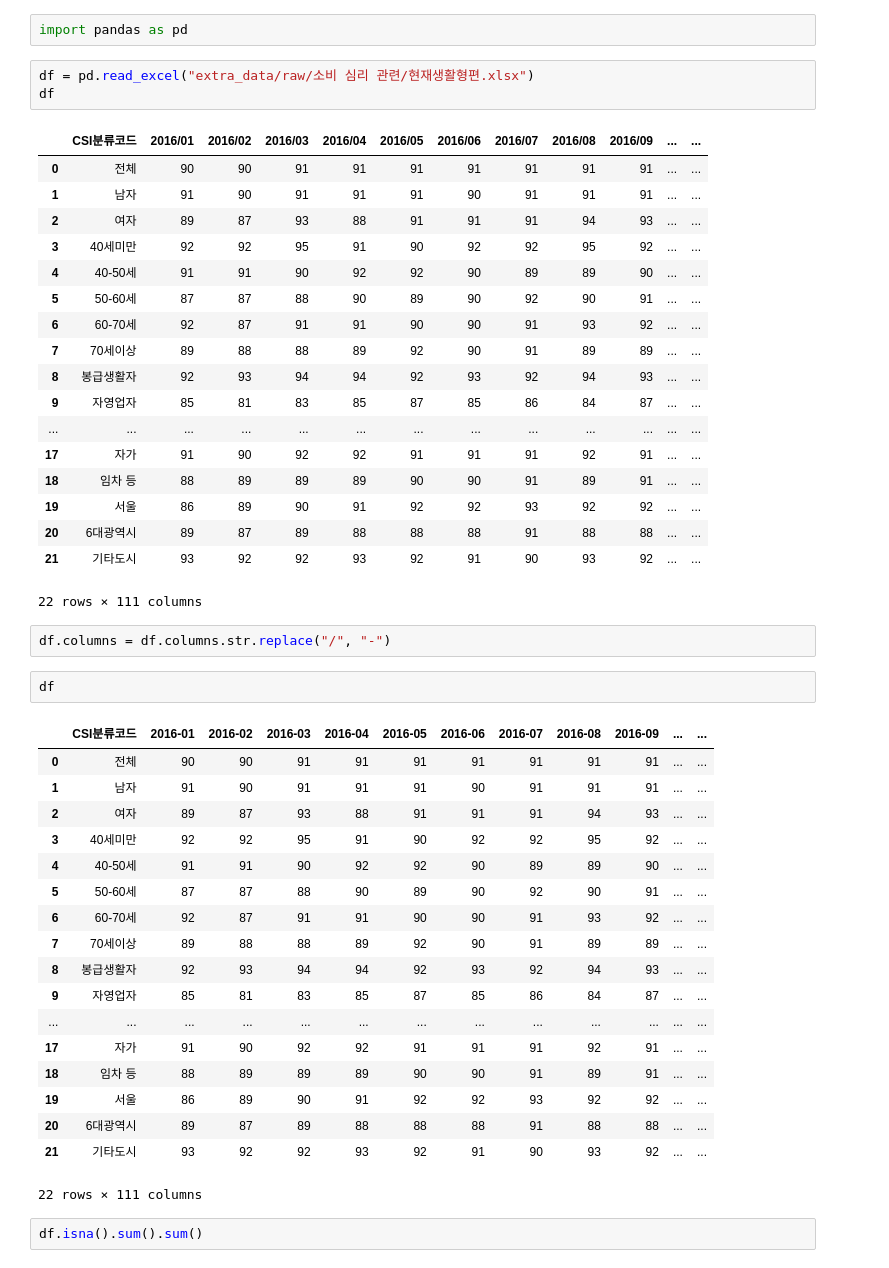
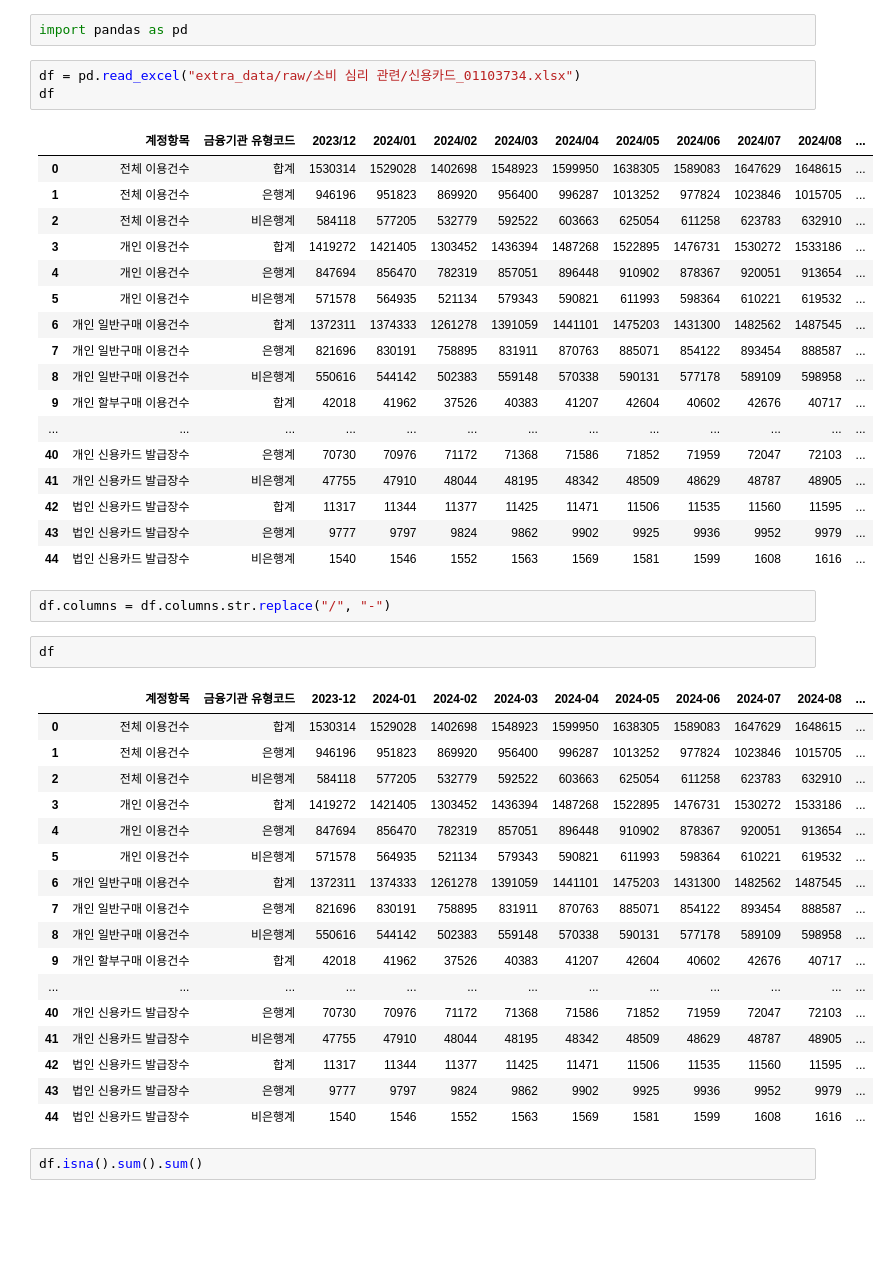
Before and after one commit to CodeWorks-hi/hyundai-crm-platform, a Jupyter notebook: preprocessing.ipynb, the cells around one changed output. Cells and saved outputs as stored; diff of their text form; blank space fills up the shorter version.

```diff
--- a/preprocessing.ipynb
+++ b/preprocessing.ipynb
@@ -1,50 +1,48 @@
 # %%
 import pandas as pd
 # %%
-df = pd.read_excel("extra_data/raw/소비 심리 관련/현재생활형편.xlsx")
+df = pd.read_excel("extra_data/raw/소비 심리 관련/신용카드_01103734.xlsx")
 df
 # %% [output]
-|  | CSI분류코드 | 2016/01 | 2016/02 | 2016/03 | 2016/04 | 2016/05 | 2016/06 | 2016/07 | 2016/08 | 2016/09 | ... | ... |
-| 0 | 전체 | 90 | 90 | 91 | 91 | 91 | 91 | 91 | 91 | 91 | ... | ... |
-| 1 | 남자 | 91 | 90 | 91 | 91 | 91 | 90 | 91 | 91 | 91 | ... | ... |
-| 2 | 여자 | 89 | 87 | 93 | 88 | 91 | 91 | 91 | 94 | 93 | ... | ... |
-| 3 | 40세미만 | 92 | 92 | 95 | 91 | 90 | 92 | 92 | 95 | 92 | ... | ... |
-| 4 | 40-50세 | 91 | 91 | 90 | 92 | 92 | 90 | 89 | 89 | 90 | ... | ... |
-| 5 | 50-60세 | 87 | 87 | 88 | 90 | 89 | 90 | 92 | 90 | 91 | ... | ... |
-| 6 | 60-70세 | 92 | 87 | 91 | 91 | 90 | 90 | 91 | 93 | 92 | ... | ... |
-| 7 | 70세이상 | 89 | 88 | 88 | 89 | 92 | 90 | 91 | 89 | 89 | ... | ... |
-| 8 | 봉급생활자 | 92 | 93 | 94 | 94 | 92 | 93 | 92 | 94 | 93 | ... | ... |
-| 9 | 자영업자 | 85 | 81 | 83 | 85 | 87 | 85 | 86 | 84 | 87 | ... | ... |
+|  | 계정항목 | 금융기관 유형코드 | 2023/12 | 2024/01 | 2024/02 | 2024/03 | 2024/04 | 2024/05 | 2024/06 | 2024/07 | 2024/08 | ... |
+| 0 | 전체 이용건수 | 합계 | 1530314 | 1529028 | 1402698 | 1548923 | 1599950 | 1638305 | 1589083 | 1647629 | 1648615 | ... |
+| 1 | 전체 이용건수 | 은행계 | 946196 | 951823 | 869920 | 956400 | 996287 | 1013252 | 977824 | 1023846 | 1015705 | ... |
+| 2 | 전체 이용건수 | 비은행계 | 584118 | 577205 | 532779 | 592522 | 603663 | 625054 | 611258 | 623783 | 632910 | ... |
+| 3 | 개인 이용건수 | 합계 | 1419272 | 1421405 | 1303452 | 1436394 | 1487268 | 1522895 | 1476731 | 1530272 | 1533186 | ... |
+| 4 | 개인 이용건수 | 은행계 | 847694 | 856470 | 782319 | 857051 | 896448 | 910902 | 878367 | 920051 | 913654 | ... |
+| 5 | 개인 이용건수 | 비은행계 | 571578 | 564935 | 521134 | 579343 | 590821 | 611993 | 598364 | 610221 | 619532 | ... |
+| 6 | 개인 일반구매 이용건수 | 합계 | 1372311 | 1374333 | 1261278 | 1391059 | 1441101 | 1475203 | 1431300 | 1482562 | 1487545 | ... |
+| 7 | 개인 일반구매 이용건수 | 은행계 | 821696 | 830191 | 758895 | 831911 | 870763 | 885071 | 854122 | 893454 | 888587 | ... |
+| 8 | 개인 일반구매 이용건수 | 비은행계 | 550616 | 544142 | 502383 | 559148 | 570338 | 590131 | 577178 | 589109 | 598958 | ... |
+| 9 | 개인 할부구매 이용건수 | 합계 | 42018 | 41962 | 37526 | 40383 | 41207 | 42604 | 40602 | 42676 | 40717 | ... |
 | ... | ... | ... | ... | ... | ... | ... | ... | ... | ... | ... | ... | ... |
-| 17 | 자가 | 91 | 90 | 92 | 92 | 91 | 91 | 91 | 92 | 91 | ... | ... |
-| 18 | 임차 등 | 88 | 89 | 89 | 89 | 90 | 90 | 91 | 89 | 91 | ... | ... |
-| 19 | 서울 | 86 | 89 | 90 | 91 | 92 | 92 | 93 | 92 | 92 | ... | ... |
-| 20 | 6대광역시 | 89 | 87 | 89 | 88 | 88 | 88 | 91 | 88 | 88 | ... | ... |
-| 21 | 기타도시 | 93 | 92 | 92 | 93 | 92 | 91 | 90 | 93 | 92 | ... | ... |
+| 40 | 개인 신용카드 발급장수 | 은행계 | 70730 | 70976 | 71172 | 71368 | 71586 | 71852 | 71959 | 72047 | 72103 | ... |
+| 41 | 개인 신용카드 발급장수 | 비은행계 | 47755 | 47910 | 48044 | 48195 | 48342 | 48509 | 48629 | 48787 | 48905 | ... |
+| 42 | 법인 신용카드 발급장수 | 합계 | 11317 | 11344 | 11377 | 11425 | 11471 | 11506 | 11535 | 11560 | 11595 | ... |
+| 43 | 법인 신용카드 발급장수 | 은행계 | 9777 | 9797 | 9824 | 9862 | 9902 | 9925 | 9936 | 9952 | 9979 | ... |
+| 44 | 법인 신용카드 발급장수 | 비은행계 | 1540 | 1546 | 1552 | 1563 | 1569 | 1581 | 1599 | 1608 | 1616 | ... |
-22 rows × 111 columns
 # %%
 df.columns = df.columns.str.replace("/", "-")
 # %%
 df
 # %% [output]
-|  | CSI분류코드 | 2016-01 | 2016-02 | 2016-03 | 2016-04 | 2016-05 | 2016-06 | 2016-07 | 2016-08 | 2016-09 | ... | ... |
-| 0 | 전체 | 90 | 90 | 91 | 91 | 91 | 91 | 91 | 91 | 91 | ... | ... |
-| 1 | 남자 | 91 | 90 | 91 | 91 | 91 | 90 | 91 | 91 | 91 | ... | ... |
-| 2 | 여자 | 89 | 87 | 93 | 88 | 91 | 91 | 91 | 94 | 93 | ... | ... |
-| 3 | 40세미만 | 92 | 92 | 95 | 91 | 90 | 92 | 92 | 95 | 92 | ... | ... |
-| 4 | 40-50세 | 91 | 91 | 90 | 92 | 92 | 90 | 89 | 89 | 90 | ... | ... |
-| 5 | 50-60세 | 87 | 87 | 88 | 90 | 89 | 90 | 92 | 90 | 91 | ... | ... |
-| 6 | 60-70세 | 92 | 87 | 91 | 91 | 90 | 90 | 91 | 93 | 92 | ... | ... |
-| 7 | 70세이상 | 89 | 88 | 88 | 89 | 92 | 90 | 91 | 89 | 89 | ... | ... |
-| 8 | 봉급생활자 | 92 | 93 | 94 | 94 | 92 | 93 | 92 | 94 | 93 | ... | ... |
-| 9 | 자영업자 | 85 | 81 | 83 | 85 | 87 | 85 | 86 | 84 | 87 | ... | ... |
+|  | 계정항목 | 금융기관 유형코드 | 2023-12 | 2024-01 | 2024-02 | 2024-03 | 2024-04 | 2024-05 | 2024-06 | 2024-07 | 2024-08 | ... |
+| 0 | 전체 이용건수 | 합계 | 1530314 | 1529028 | 1402698 | 1548923 | 1599950 | 1638305 | 1589083 | 1647629 | 1648615 | ... |
+| 1 | 전체 이용건수 | 은행계 | 946196 | 951823 | 869920 | 956400 | 996287 | 1013252 | 977824 | 1023846 | 1015705 | ... |
+| 2 | 전체 이용건수 | 비은행계 | 584118 | 577205 | 532779 | 592522 | 603663 | 625054 | 611258 | 623783 | 632910 | ... |
+| 3 | 개인 이용건수 | 합계 | 1419272 | 1421405 | 1303452 | 1436394 | 1487268 | 1522895 | 1476731 | 1530272 | 1533186 | ... |
+| 4 | 개인 이용건수 | 은행계 | 847694 | 856470 | 782319 | 857051 | 896448 | 910902 | 878367 | 920051 | 913654 | ... |
+| 5 | 개인 이용건수 | 비은행계 | 571578 | 564935 | 521134 | 579343 | 590821 | 611993 | 598364 | 610221 | 619532 | ... |
+| 6 | 개인 일반구매 이용건수 | 합계 | 1372311 | 1374333 | 1261278 | 1391059 | 1441101 | 1475203 | 1431300 | 1482562 | 1487545 | ... |
+| 7 | 개인 일반구매 이용건수 | 은행계 | 821696 | 830191 | 758895 | 831911 | 870763 | 885071 | 854122 | 893454 | 888587 | ... |
+| 8 | 개인 일반구매 이용건수 | 비은행계 | 550616 | 544142 | 502383 | 559148 | 570338 | 590131 | 577178 | 589109 | 598958 | ... |
+| 9 | 개인 할부구매 이용건수 | 합계 | 42018 | 41962 | 37526 | 40383 | 41207 | 42604 | 40602 | 42676 | 40717 | ... |
 | ... | ... | ... | ... | ... | ... | ... | ... | ... | ... | ... | ... | ... |
-| 17 | 자가 | 91 | 90 | 92 | 92 | 91 | 91 | 91 | 92 | 91 | ... | ... |
-| 18 | 임차 등 | 88 | 89 | 89 | 89 | 90 | 90 | 91 | 89 | 91 | ... | ... |
-| 19 | 서울 | 86 | 89 | 90 | 91 | 92 | 92 | 93 | 92 | 92 | ... | ... |
-| 20 | 6대광역시 | 89 | 87 | 89 | 88 | 88 | 88 | 91 | 88 | 88 | ... | ... |
-| 21 | 기타도시 | 93 | 92 | 92 | 93 | 92 | 91 | 90 | 93 | 92 | ... | ... |
+| 40 | 개인 신용카드 발급장수 | 은행계 | 70730 | 70976 | 71172 | 71368 | 71586 | 71852 | 71959 | 72047 | 72103 | ... |
+| 41 | 개인 신용카드 발급장수 | 비은행계 | 47755 | 47910 | 48044 | 48195 | 48342 | 48509 | 48629 | 48787 | 48905 | ... |
+| 42 | 법인 신용카드 발급장수 | 합계 | 11317 | 11344 | 11377 | 11425 | 11471 | 11506 | 11535 | 11560 | 11595 | ... |
+| 43 | 법인 신용카드 발급장수 | 은행계 | 9777 | 9797 | 9824 | 9862 | 9902 | 9925 | 9936 | 9952 | 9979 | ... |
+| 44 | 법인 신용카드 발급장수 | 비은행계 | 1540 | 1546 | 1552 | 1563 | 1569 | 1581 | 1599 | 1608 | 1616 | ... |
-22 rows × 111 columns
 # %%
 df.isna().sum().sum()
 # %% [output]
```
Also changed, not shown: parts of 2 cells of this notebook, 4 other files.
